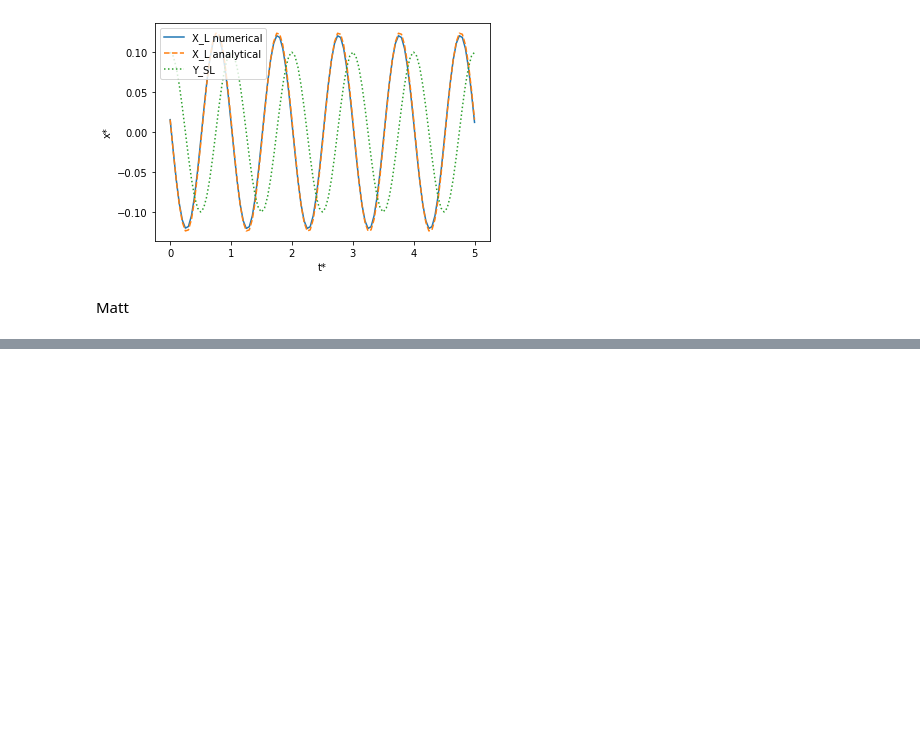
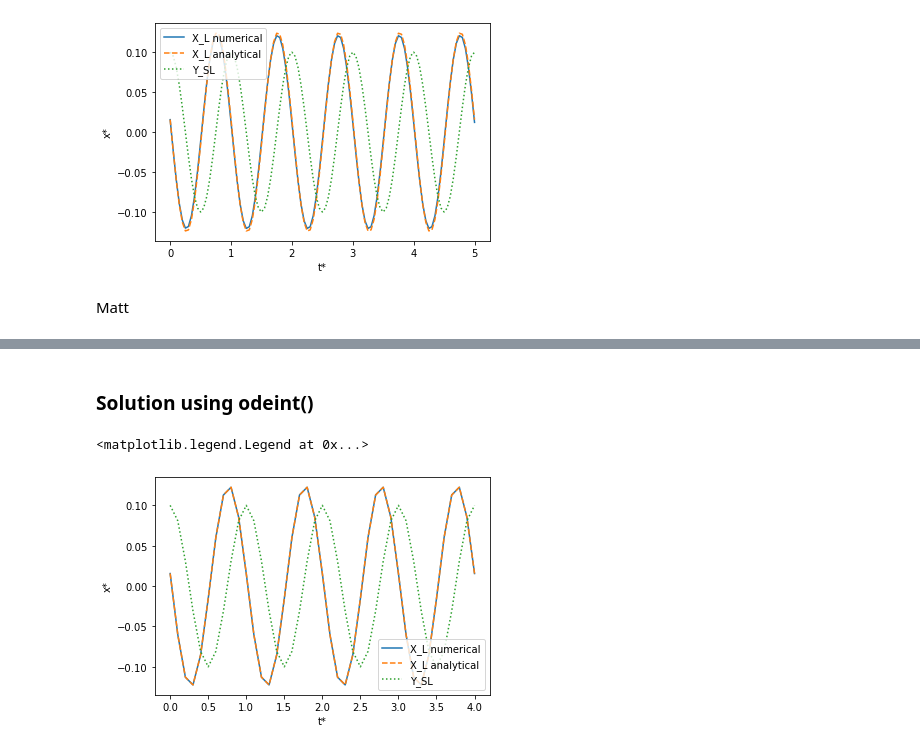
Before and after one commit to speleophysics/Math-modeling-2020, a Jupyter notebook: pitman/pitman-model.ipynb, the cells around one changed output, grey strips where cells are left out. Cells and saved outputs as stored; diff of their text form; code cells hidden in the pictures; blank space fills up the shorter version.

Commit message:
working odeint solution

```diff
--- a/pitman/pitman-model.ipynb
+++ b/pitman/pitman-model.ipynb
@@ -101,0 +94,39 @@ Matt
+# %% [markdown]
+### Solution using odeint()
+# %%
+from scipy.integrate import odeint
+#Define Parameters
+R_SS = 2.5 * 10**-5 #m/yr
+P = 10**8 #yr
+slope = 1./5000.
+D = 2.5 * 10**5 # m
+omega = 2.*pi/P
+psi = R_SS/(slope*D*omega)
+
+#Set up solution arrays, timestep, and initial condition
+nsteps = 40
+dt = 0.1
+t = arange(nsteps+1)*dt
+x = zeros(nsteps+1)
+x_ana = -1./sqrt(psi**2+1) * sin(2*pi*t - arctan(1/psi))
+x[0] = x_ana[0] #0.
+
+def dx_dt(x, t, Psi):
+    return -2*pi*sin(2*pi*t) - 2*pi*Psi*x
+
+x_sol = odeint(dx_dt, x[0], t, args=(psi,) )
+
+#Plot solution and sea level oscillations
+A_SL = 0.1
+Y_sl = A_SL*cos(2*pi*t)
+plot(t, x_sol)
+plot(t, x_ana, '--')
+plot(t, Y_sl, ':')
+#xlim([0.5,1.])
+#ylim([0.1, 0.14])
+xlabel('t*')
+ylabel('x*')
+legend(['X_L numerical', 'X_L analytical', 'Y_SL'])
+# %% [output]
+<matplotlib.legend.Legend at 0x...>
+[figure, added]
```
Also changed, not shown: parts of 4 cells of this notebook.
